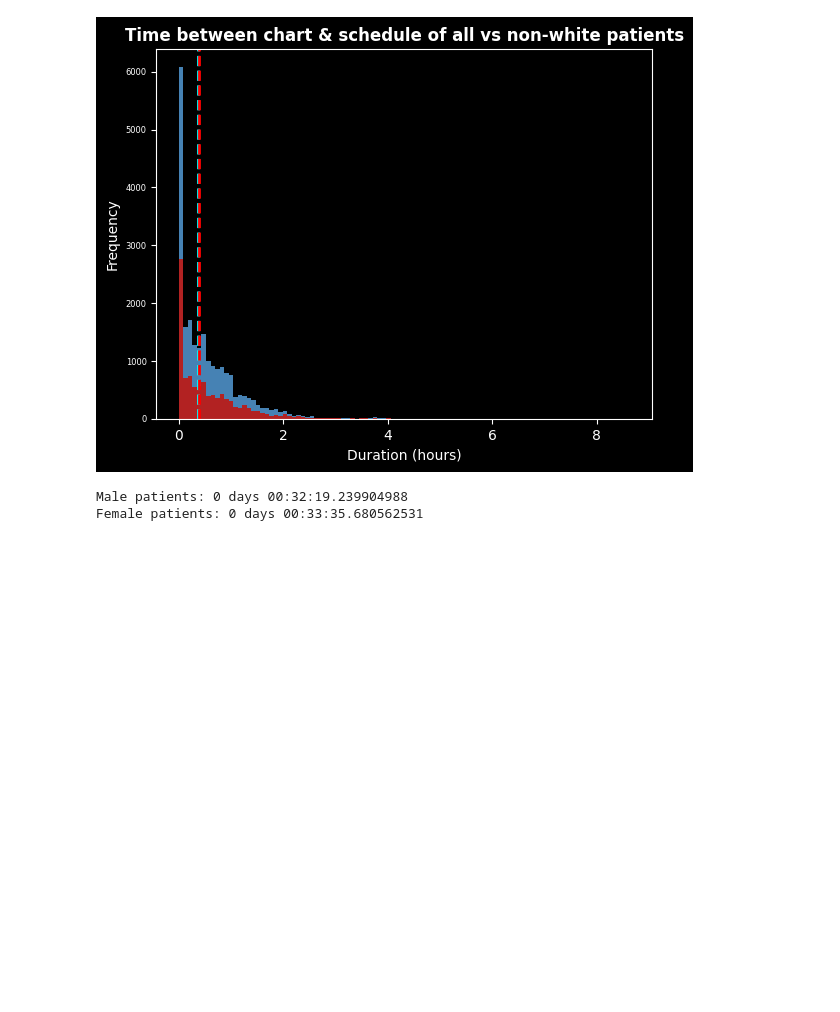
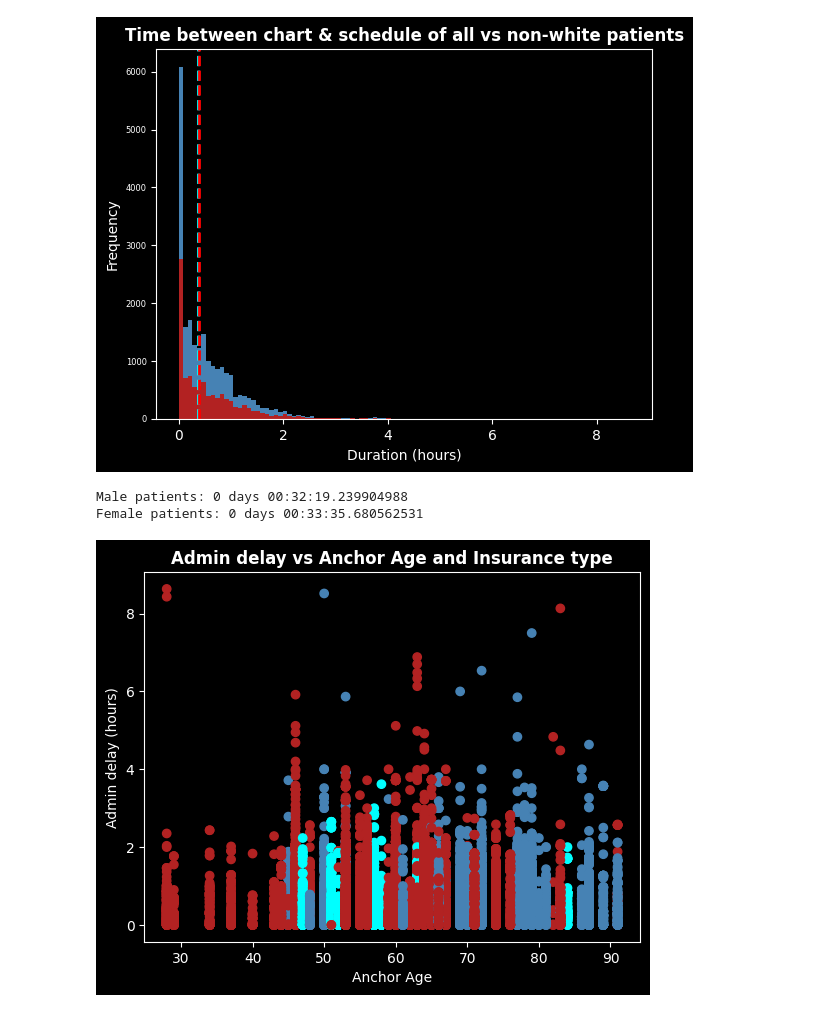
Before and after one commit to kkkarnav/MIMIC, a Jupyter notebook: 3_medications.ipynb, the cells around one changed output. Cells and saved outputs as stored; diff of their text form; code cells hidden in the pictures; blank space fills up the shorter version.

Commit message:
feat: delay by age and insurance

```diff
--- a/3_medications.ipynb
+++ b/3_medications.ipynb
@@ -177,3 +177,18 @@ print(f"Female patients: {female_df['admin_delay'].mean()}")
 [figure]
 Male patients: 0 days 00:32:19.239904988
 Female patients: 0 days 00:33:35.680562531
+# %%
+# There doesn't appear to be a significant trend of duration with age past 45 or so
+old_df = meds[meds["anchor_age"] >= 65]
+main_df = meds[~meds.index.isin(old_df.index)]
+
+plt.scatter(meds["anchor_age"], (meds["admin_delay"].dt.total_seconds() / 3600), c=meds["insurance"].apply(lambda x: "firebrick" if x == "Other" else "aqua" if x == "Medicaid" else "steelblue"))
+plt.xlabel('Anchor Age')
+plt.ylabel('Admin delay (hours)')
+plt.title('Admin delay vs Anchor Age and Insurance type', weight='bold')
+plt.show()
+
+print(f"Young patients: {main_df['admin_delay'].mean()}")
+print(f"Old patients: {old_df['admin_delay'].mean()}")
+# %% [output]
+[figure, added]
```
Also changed, not shown: parts of 1 cell of this notebook.
